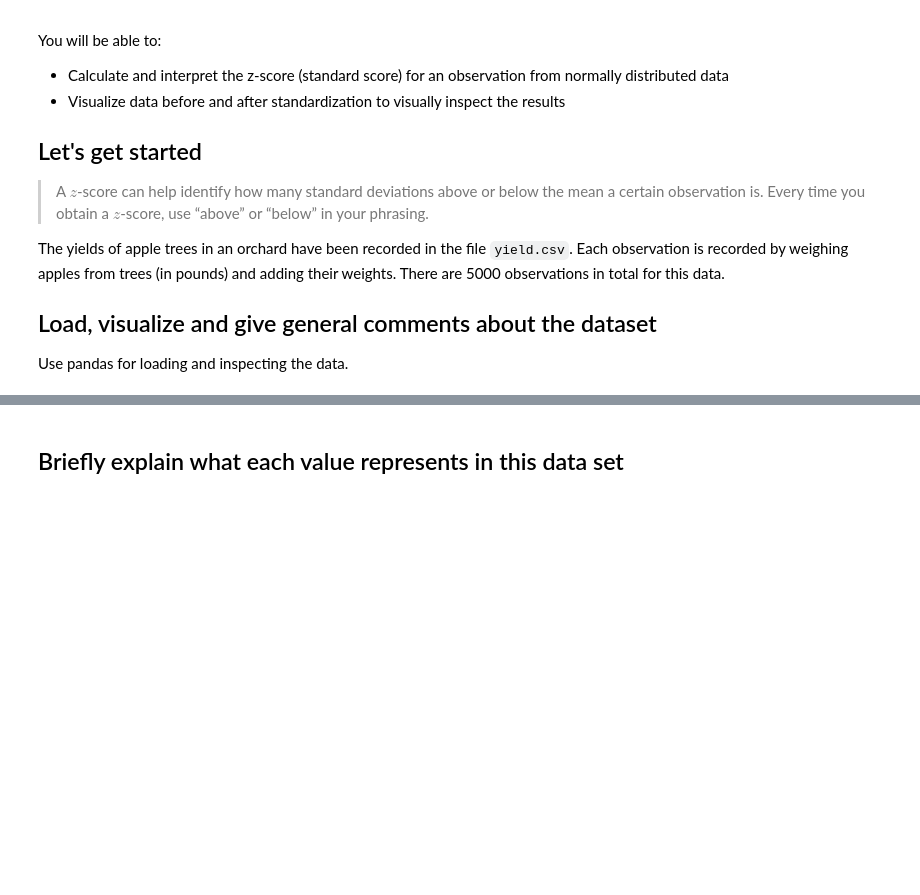
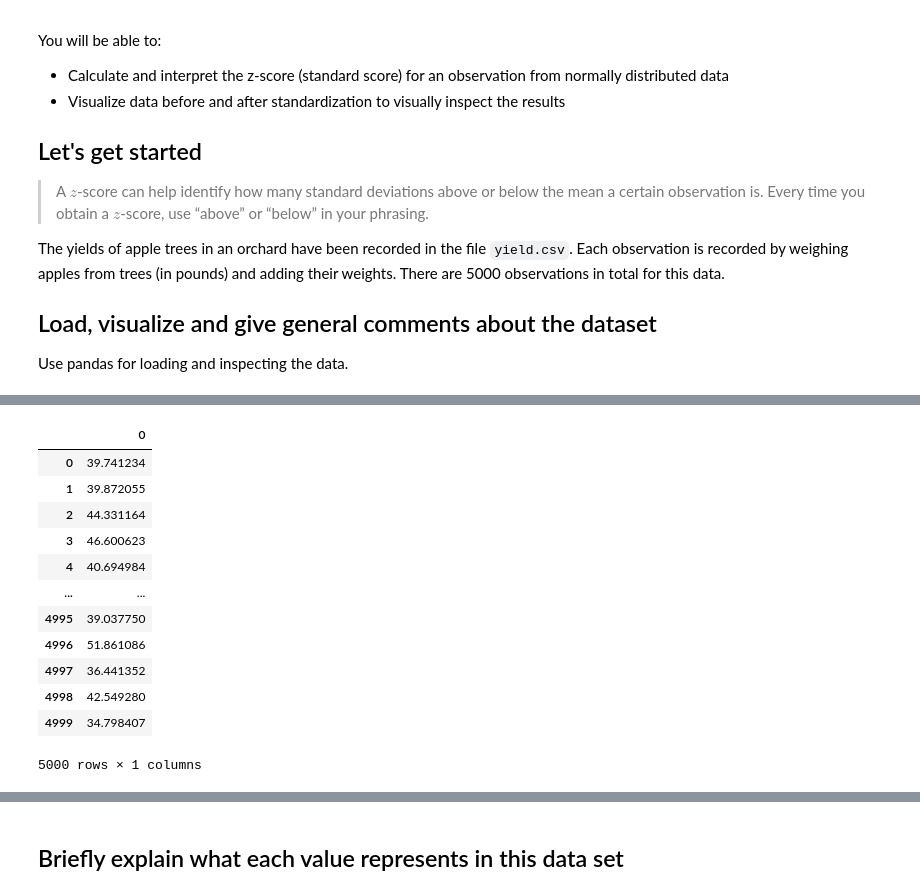
Before and after one commit to learn-co-curriculum/dsc-standard-normal-distribution-lab, a Jupyter notebook: index.ipynb, the cells around one changed output, grey strips where cells are left out. Cells and saved outputs as stored; diff of their text form; code cells hidden in the pictures; blank space fills up the shorter version.

```diff
--- a/index.ipynb
+++ b/index.ipynb
@@ -35,2 +36,18 @@ Use pandas for loading and inspecting the data.
+# %%
+df
+# %% [output]
+|  | 0 |
+| 0 | 39.741234 |
+| 1 | 39.872055 |
+| 2 | 44.331164 |
+| 3 | 46.600623 |
+| 4 | 40.694984 |
+| ... | ... |
+| 4995 | 39.037750 |
+| 4996 | 51.861086 |
+| 4997 | 36.441352 |
+| 4998 | 42.549280 |
+| 4999 | 34.798407 |
+5000 rows × 1 columns
 # %%
 # Create a plot
```
Also changed, not shown: parts of 24 cells of this notebook.
